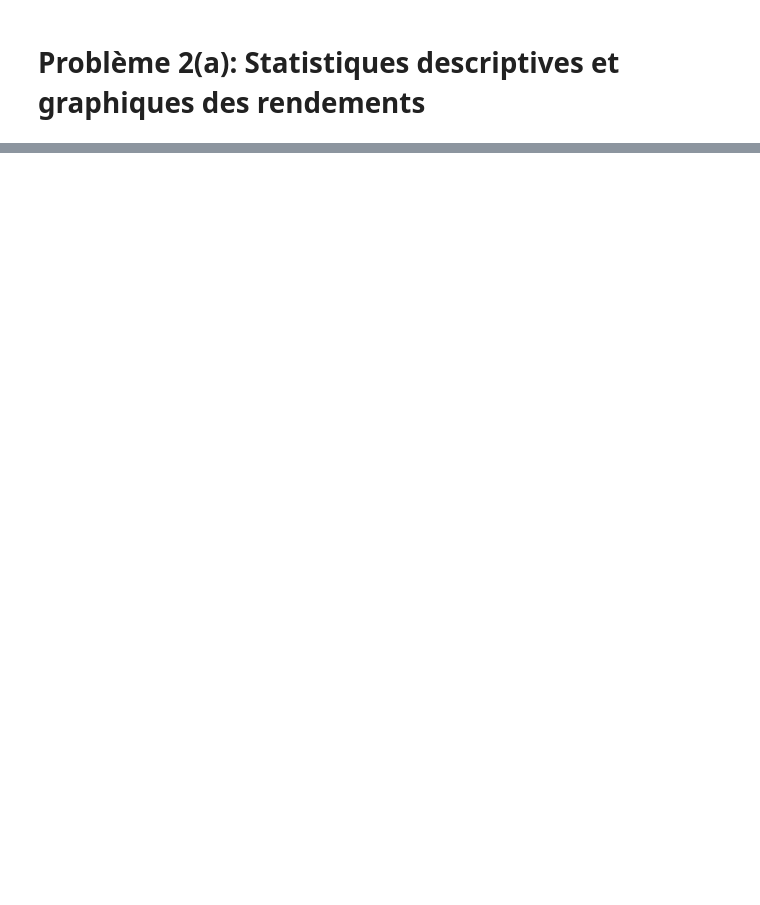
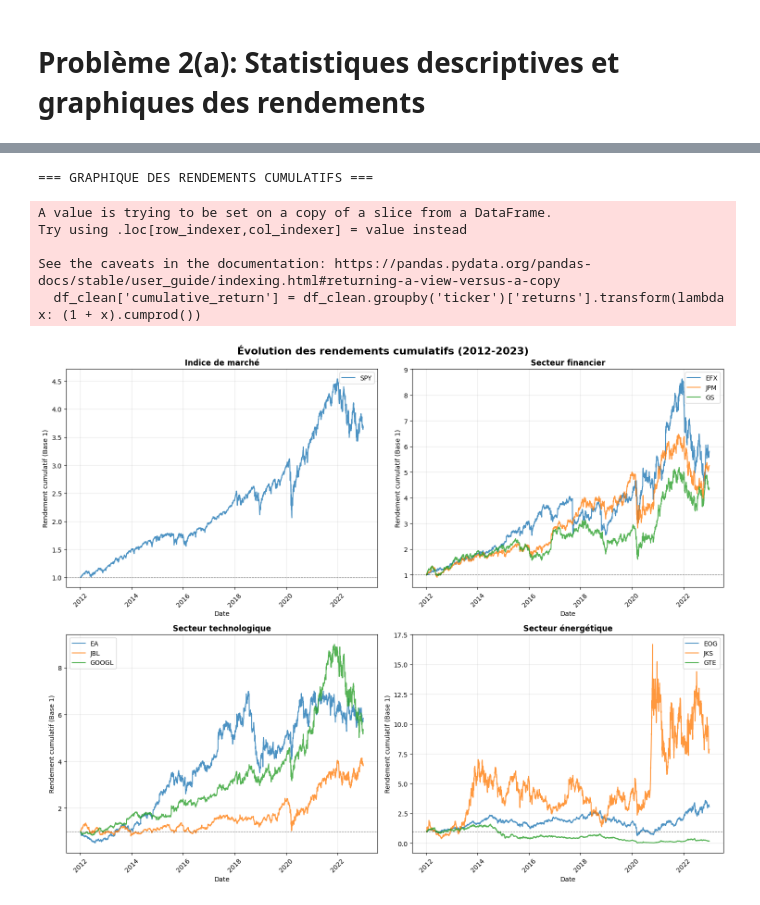
Before and after one commit to jeansimon18/Devoir-1-conom-trie, a Jupyter notebook: Problème 2 avec Yahoo.ipynb, the cells around one changed output, grey strips where cells are left out. Drawn from its saved outputs; the diff is of its cells as text; code cells hidden in the pictures; blank space fills up the shorter version.

```diff
--- a/Problème 2 avec Yahoo.ipynb
+++ b/Problème 2 avec Yahoo.ipynb
@@ -265,0 +288,42 @@ plt.show()
+# %%
+# GRAPHIQUE DES RENDEMENTS CUMULATIFS
+print("\n=== GRAPHIQUE DES RENDEMENTS CUMULATIFS ===\n")
+
+# Calculer les rendements cumulatifs pour chaque titre
+df_clean['cumulative_return'] = df_clean.groupby('ticker')['returns'].transform(lambda x: (1 + x).cumprod())
+
+fig, axes = plt.subplots(2, 2, figsize=(15, 12))
+fig.suptitle('Évolution des rendements cumulatifs (2012-2023)', fontsize=16, fontweight='bold')
+
+secteurs = ['Indice de marché', 'Secteur financier', 'Secteur technologique', 'Secteur énergétique']
+
+for i, secteur in enumerate(secteurs):
+    row = i // 2
+    col = i % 2
+    ax = axes[row, col]
+
+    tickers_secteur = [t for t in tickers_yahoo if secteurs_mapping[t] == secteur]
+
+    for ticker in tickers_secteur:
+        data_ticker = df_clean[df_clean['ticker'] == ticker]
+        ax.plot(data_ticker['date'], data_ticker['cumulative_return'],
+                label=ticker, linewidth=1.5, alpha=0.8)
+
+    ax.set_title(f'{secteur}', fontweight='bold')
+    ax.set_xlabel('Date')
+    ax.set_ylabel('Rendement cumulatif (Base 1)')
+    ax.legend()
+    ax.grid(True, alpha=0.3)
+    ax.tick_params(axis='x', rotation=45)
+    ax.axhline(y=1, color='black', linestyle='--', alpha=0.5, linewidth=0.8) # Ligne de base (pas de gain/perte)
+
+plt.tight_layout()
+plt.show()
+# %% [output]
+=== GRAPHIQUE DES RENDEMENTS CUMULATIFS ===
+A value is trying to be set on a copy of a slice from a DataFrame.
+Try using .loc[row_indexer,col_indexer] = value instead
+
+See the caveats in the documentation: https://pandas.pydata.org/pandas-docs/stable/user_guide/indexing.html#returning-a-view-versus-a-copy
+  df_clean['cumulative_return'] = df_clean.groupby('ticker')['returns'].transform(lambda x: (1 + x).cumprod())
+[figure, added]
```
Also changed, not shown: parts of 8 cells of this notebook, 22 other files.
